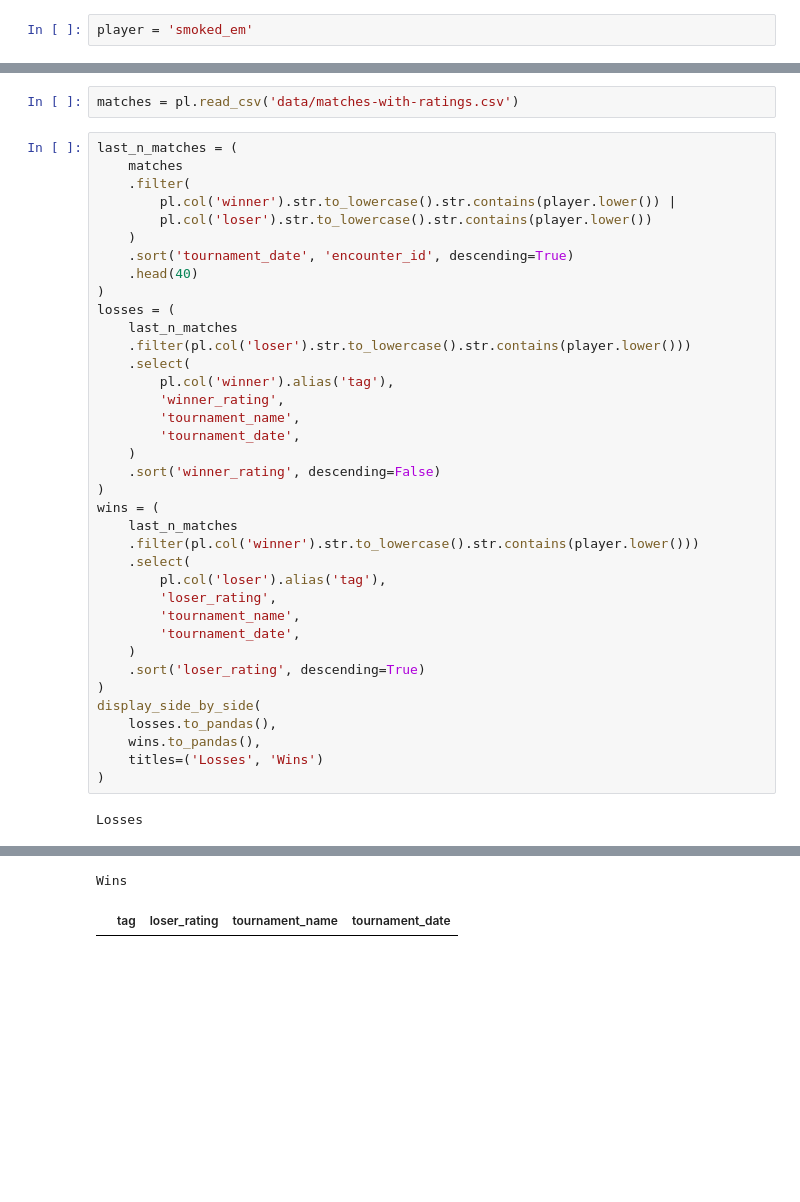
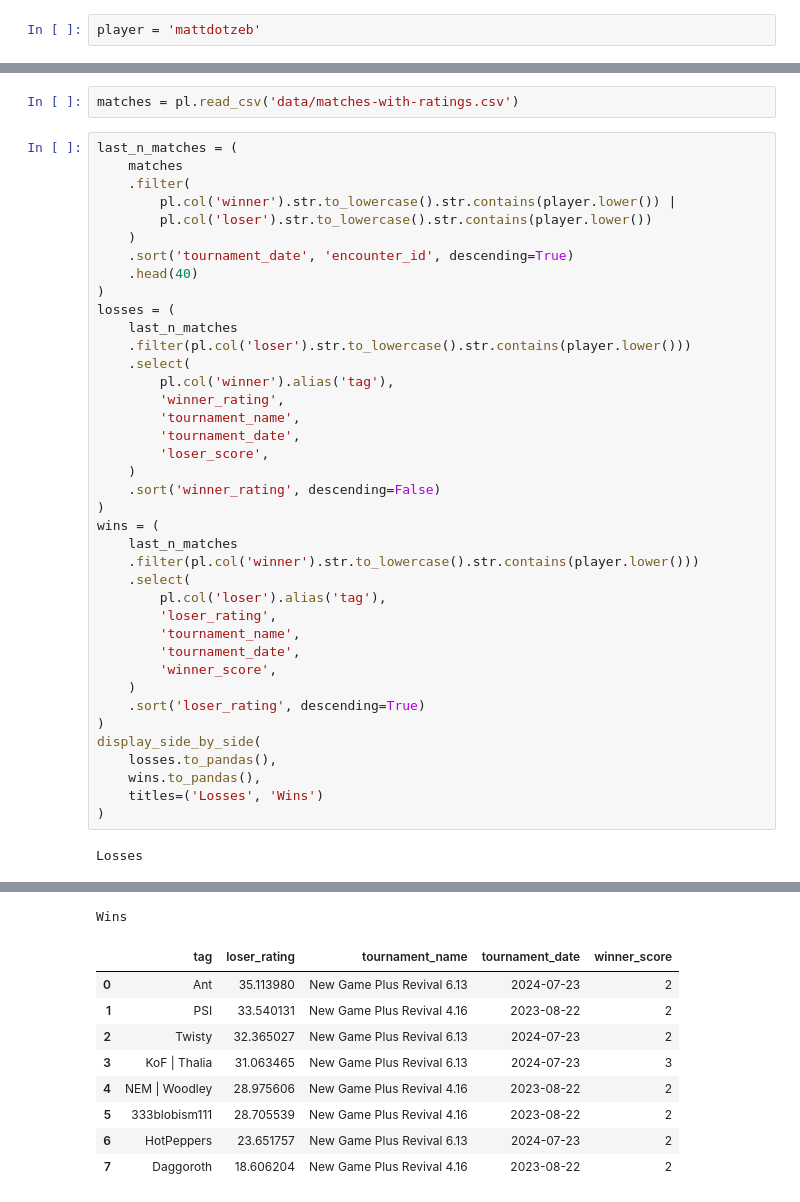
Before and after one commit to agiera/braacket-scraper, a Jupyter notebook: auto-seeding.ipynb, the cells around one changed output, grey strips where cells are left out. Cells and saved outputs as stored; diff of their text form; blank space fills up the shorter version.

```diff
--- a/auto-seeding.ipynb
+++ b/auto-seeding.ipynb
@@ -348,7 +355,7 @@ Error: {'message': 'Cannot modify seeds in started pools', 'extensions': {'categ
 # %% [markdown]
 # view previous tournaments by player
 # %%
-player = 'smoked_em'
+player = 'mattdotzeb'
 # %%
 from IPython.display import display, HTML
 
@@ -384,6 +391,7 @@ losses = (
         'winner_rating',
         'tournament_name',
         'tournament_date',
+        'loser_score',
     )
     .sort('winner_rating', descending=False)
 )
@@ -395,6 +403,7 @@ wins = (
         'loser_rating',
         'tournament_name',
         'tournament_date',
+        'winner_score',
     )
     .sort('loser_rating', descending=True)
 )
@@ -409,2 +422,10 @@ Losses
 Wins
-|  | tag | loser_rating | tournament_name | tournament_date |
+|  | tag | loser_rating | tournament_name | tournament_date | winner_score |
+| 0 | Ant | 35.113980 | New Game Plus Revival 6.13 | 2024-07-23 | 2 |
+| 1 | PSI | 33.540131 | New Game Plus Revival 4.16 | 2023-08-22 | 2 |
+| 2 | Twisty | 32.365027 | New Game Plus Revival 6.13 | 2024-07-23 | 2 |
+| 3 | KoF | Thalia | 31.063465 | New Game Plus Revival 6.13 | 2024-07-23 | 3 |
+| 4 | NEM | Woodley | 28.975606 | New Game Plus Revival 4.16 | 2023-08-22 | 2 |
+| 5 | 333blobism111 | 28.705539 | New Game Plus Revival 4.16 | 2023-08-22 | 2 |
+| 6 | HotPeppers | 23.651757 | New Game Plus Revival 6.13 | 2024-07-23 | 2 |
+| 7 | Daggoroth | 18.606204 | New Game Plus Revival 4.16 | 2023-08-22 | 2 |
```
Also changed, not shown: parts of 11 cells of this notebook, 3 other files.
